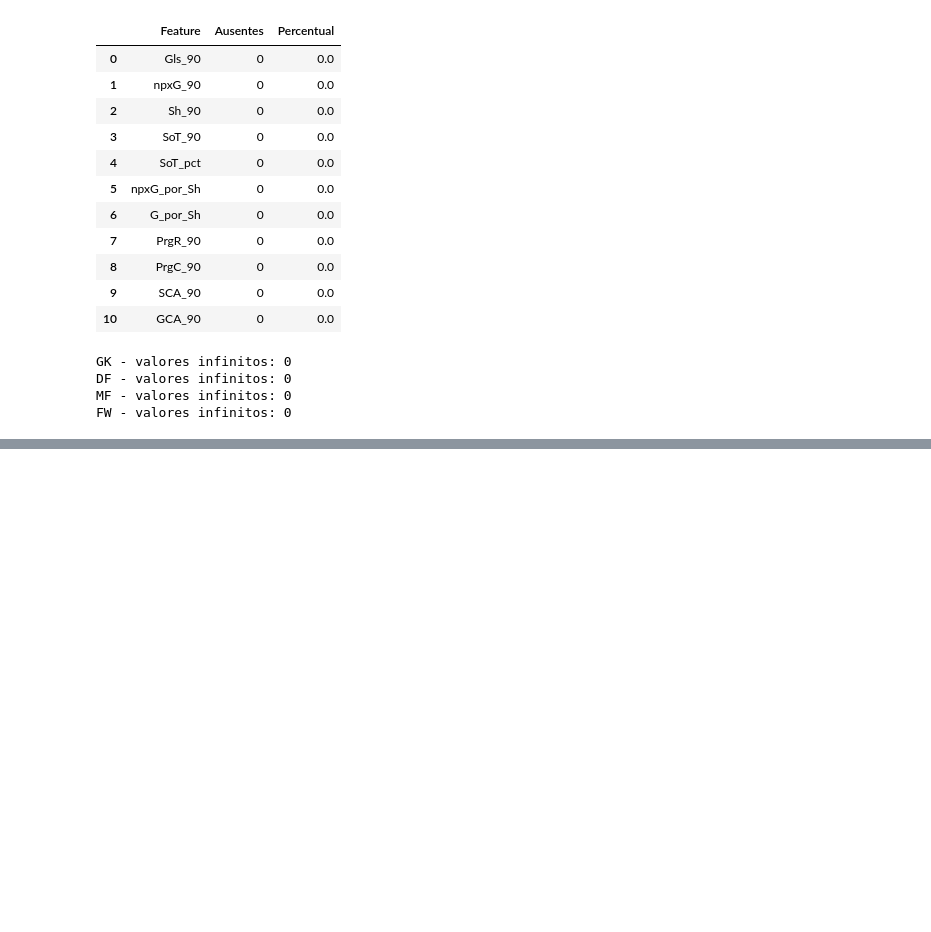
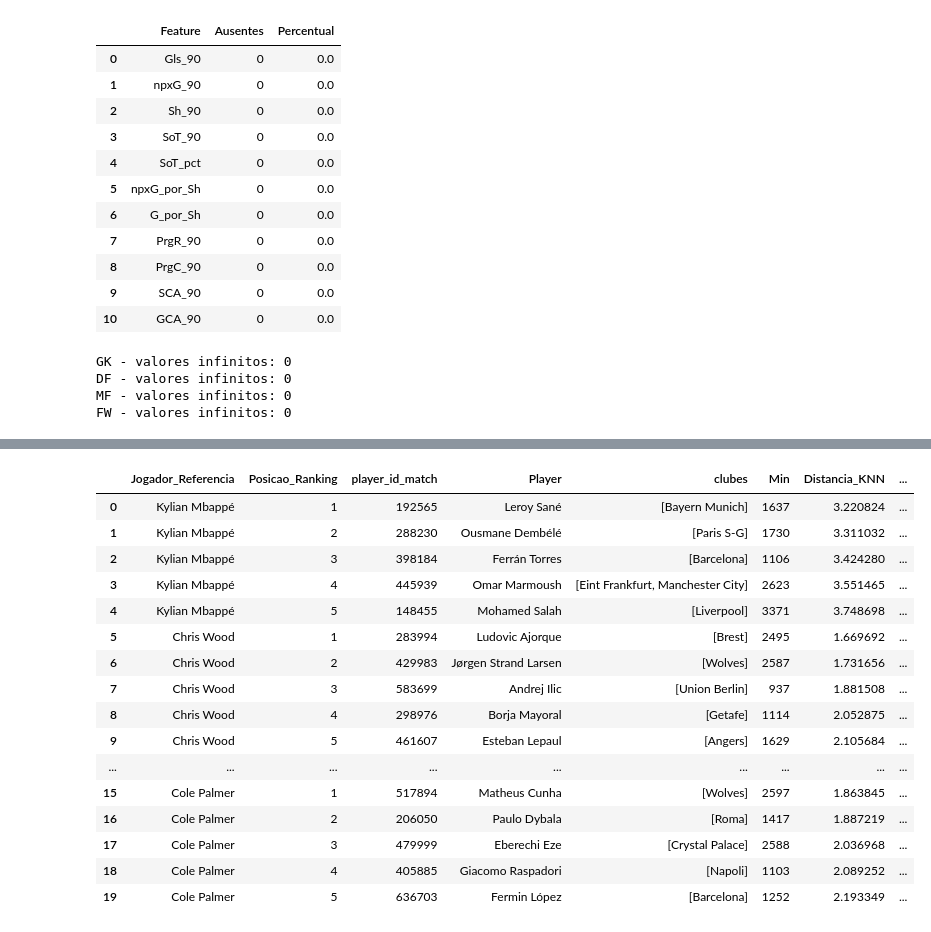
Before and after one commit to bmlogs64/TCC-Futebol-ML, a Jupyter notebook: TCC_Futebol.ipynb, the cells around one changed output, grey strips where cells are left out. Cells and saved outputs as stored; diff of their text form; code cells hidden in the pictures; blank space fills up the shorter version.

```diff
--- a/TCC_Futebol.ipynb
+++ b/TCC_Futebol.ipynb
@@ -3926,0 +4086,14 @@ FW - valores infinitos: 0
+# %%
+resultados_knn_fw = {}
+
+for jogador in jogadores_teste_fw:
+
+    resultado = recomendar_knn_atacante(
+        jogador,
+        quantidade=5
+    )
+
+    resultados_knn_fw[jogador] = resultado
+
+    print(f"\n=== {jogador} ===")
+    display(resultado)
@@ -3926,0 +4129,45 @@ FW - valores infinitos: 0
+# %%
+tabelas_knn = []
+
+for jogador, resultado in resultados_knn_fw.items():
+
+    tabela = resultado.copy()
+
+    tabela.insert(
+        0,
+        "Jogador_Referencia",
+        jogador
+    )
+
+    tabela.insert(
+        1,
+        "Posicao_Ranking",
+        range(1, len(tabela) + 1)
+    )
+
+    tabelas_knn.append(tabela)
+
+df_comparacao_knn_fw = pd.concat(
+    tabelas_knn,
+    ignore_index=True
+)
+
+df_comparacao_knn_fw
+# %% [output]
+|  | Jogador_Referencia | Posicao_Ranking | player_id_match | Player | clubes | Min | Distancia_KNN | ... |
+| 0 | Kylian Mbappé | 1 | 192565 | Leroy Sané | [Bayern Munich] | 1637 | 3.220824 | ... |
+| 1 | Kylian Mbappé | 2 | 288230 | Ousmane Dembélé | [Paris S-G] | 1730 | 3.311032 | ... |
+| 2 | Kylian Mbappé | 3 | 398184 | Ferrán Torres | [Barcelona] | 1106 | 3.424280 | ... |
+| 3 | Kylian Mbappé | 4 | 445939 | Omar Marmoush | [Eint Frankfurt, Manchester City] | 2623 | 3.551465 | ... |
+| 4 | Kylian Mbappé | 5 | 148455 | Mohamed Salah | [Liverpool] | 3371 | 3.748698 | ... |
+| 5 | Chris Wood | 1 | 283994 | Ludovic Ajorque | [Brest] | 2495 | 1.669692 | ... |
+| 6 | Chris Wood | 2 | 429983 | Jørgen Strand Larsen | [Wolves] | 2587 | 1.731656 | ... |
+| 7 | Chris Wood | 3 | 583699 | Andrej Ilic | [Union Berlin] | 937 | 1.881508 | ... |
+| 8 | Chris Wood | 4 | 298976 | Borja Mayoral | [Getafe] | 1114 | 2.052875 | ... |
+| 9 | Chris Wood | 5 | 461607 | Esteban Lepaul | [Angers] | 1629 | 2.105684 | ... |
+| ... | ... | ... | ... | ... | ... | ... | ... | ... |
+| 15 | Cole Palmer | 1 | 517894 | Matheus Cunha | [Wolves] | 2597 | 1.863845 | ... |
+| 16 | Cole Palmer | 2 | 206050 | Paulo Dybala | [Roma] | 1417 | 1.887219 | ... |
+| 17 | Cole Palmer | 3 | 479999 | Eberechi Eze | [Crystal Palace] | 2588 | 2.036968 | ... |
+| 18 | Cole Palmer | 4 | 405885 | Giacomo Raspadori | [Napoli] | 1103 | 2.089252 | ... |
+| 19 | Cole Palmer | 5 | 636703 | Fermin López | [Barcelona] | 1252 | 2.193349 | ... |
```
Also changed, not shown: parts of 95 cells of this notebook.
